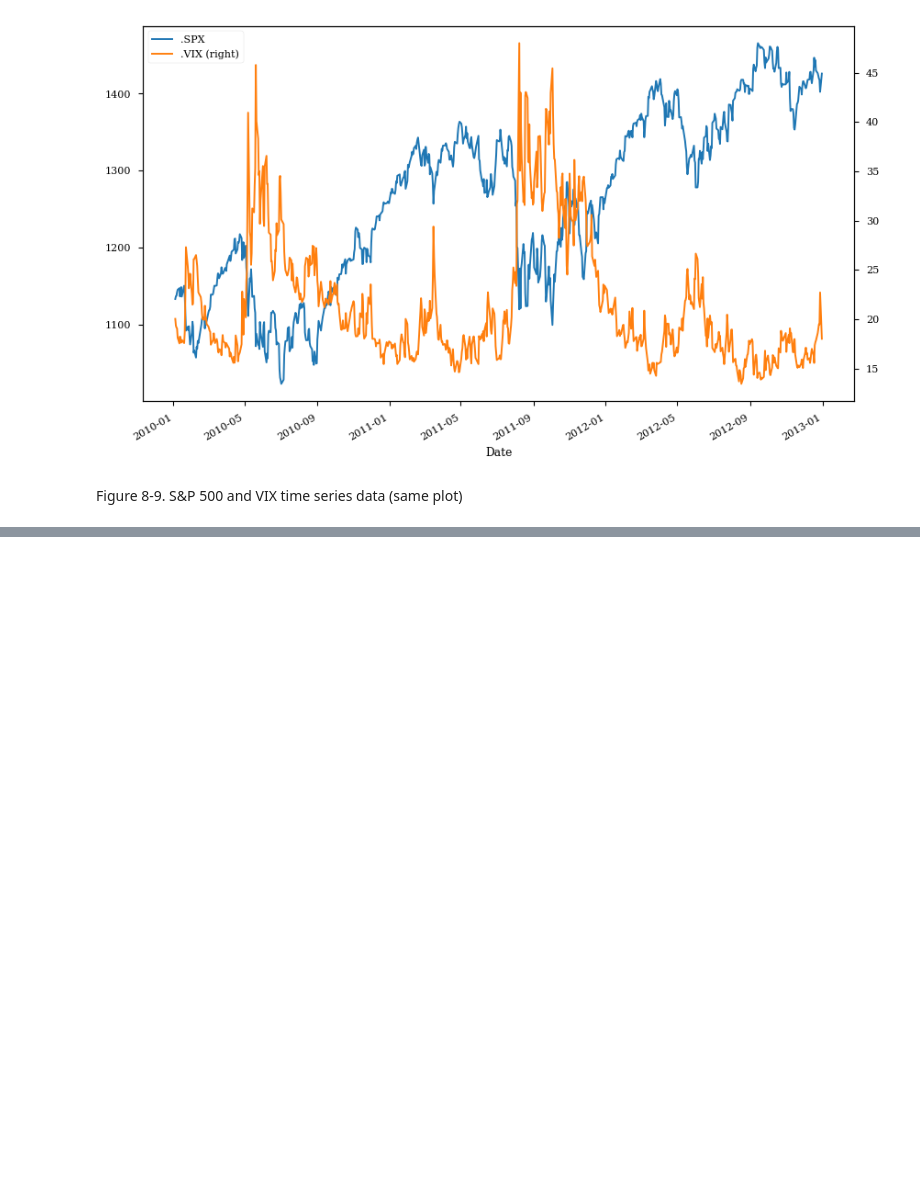
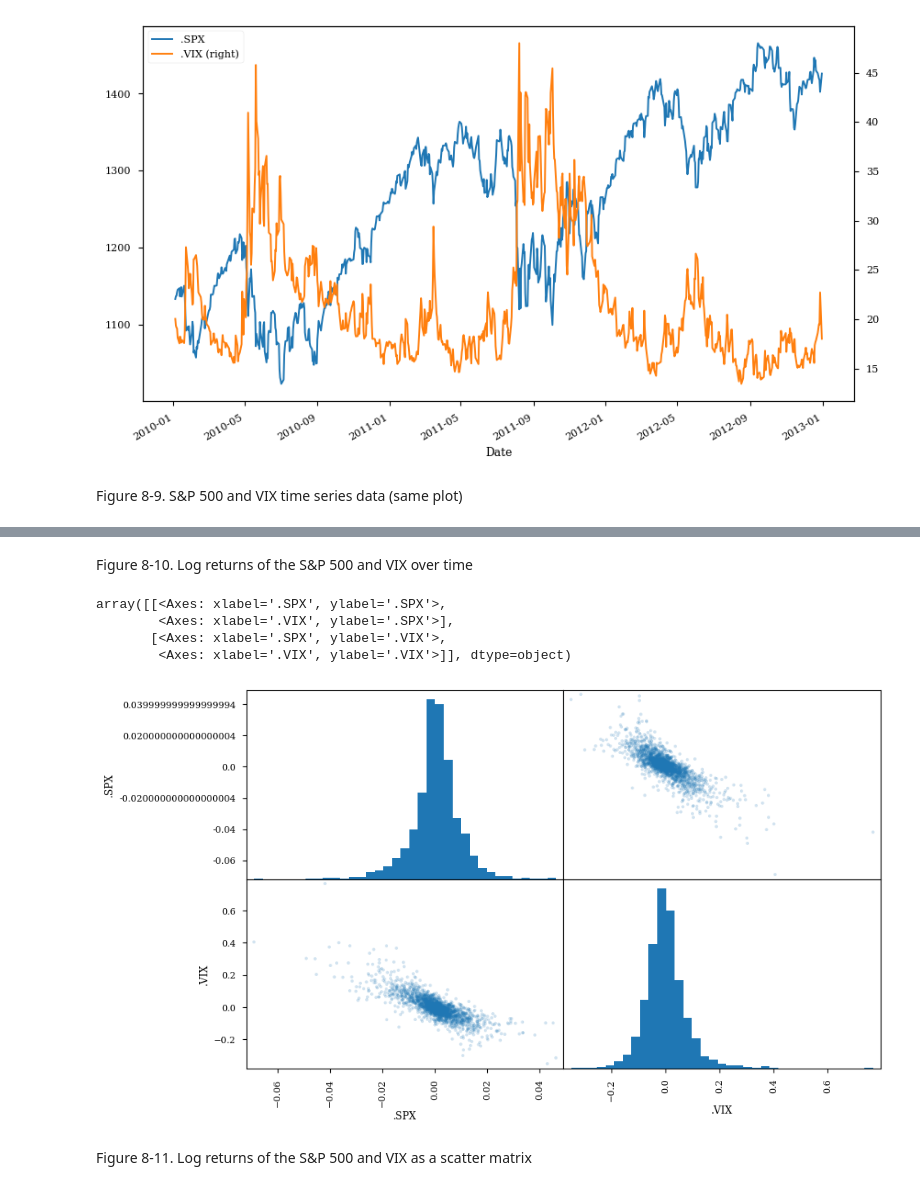
Before and after one commit to Youngsoo1024/Python_Finance, a Jupyter notebook: Chap8/ch8_test.ipynb, the cells around one changed output, grey strips where cells are left out. Drawn from its saved outputs; the diff is of its cells as text; code cells hidden in the pictures; blank space fills up the shorter version.

```diff
--- a/Chap8/ch8_test.ipynb
+++ b/Chap8/ch8_test.ipynb
@@ -363,0 +383,15 @@ Figure 8-9. S&P 500 and VIX time series data (same plot)
+# %% [markdown]
+Figure 8-10. Log returns of the S&P 500 and VIX over time
+# %%
+pd.plotting.scatter_matrix(rets, alpha=0.2, diagonal='hist', hist_kwds={'bins':35}, figsize=(10,6))
+# alpha parameter for the opacity of the dots
+# what to place on the diagonal; here: a histogram of the column data
+# keywords to be passed to the histogram plotting function.
+# %% [output]
+array([[<Axes: xlabel='.SPX', ylabel='.SPX'>,
+        <Axes: xlabel='.VIX', ylabel='.SPX'>],
+       [<Axes: xlabel='.SPX', ylabel='.VIX'>,
+        <Axes: xlabel='.VIX', ylabel='.VIX'>]], dtype=object)
+[figure, added]
+# %% [markdown]
+Figure 8-11. Log returns of the S&P 500 and VIX as a scatter matrix
```
Also changed, not shown: parts of 15 cells of this notebook, 4 other files.
